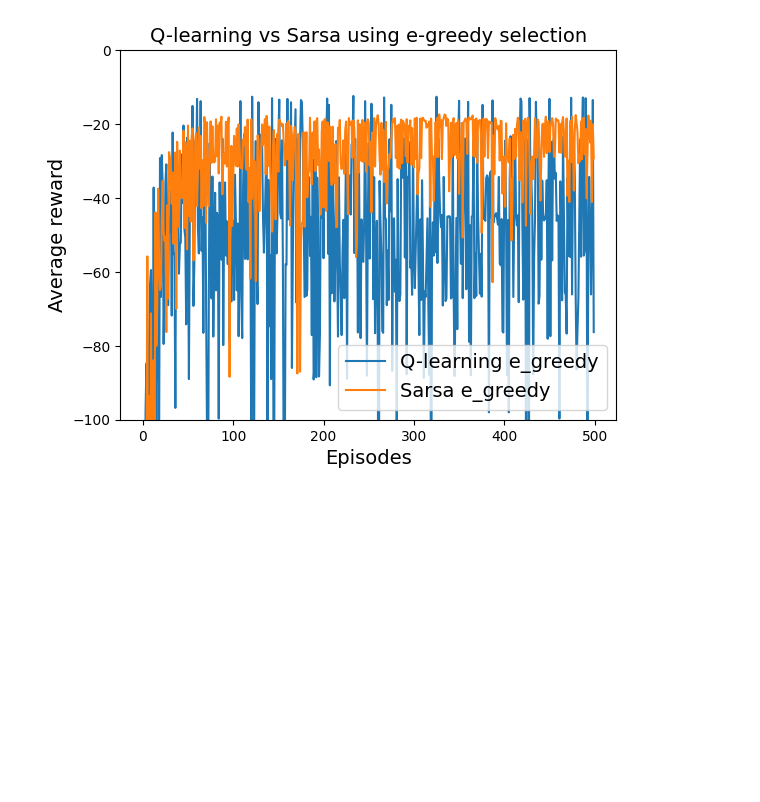
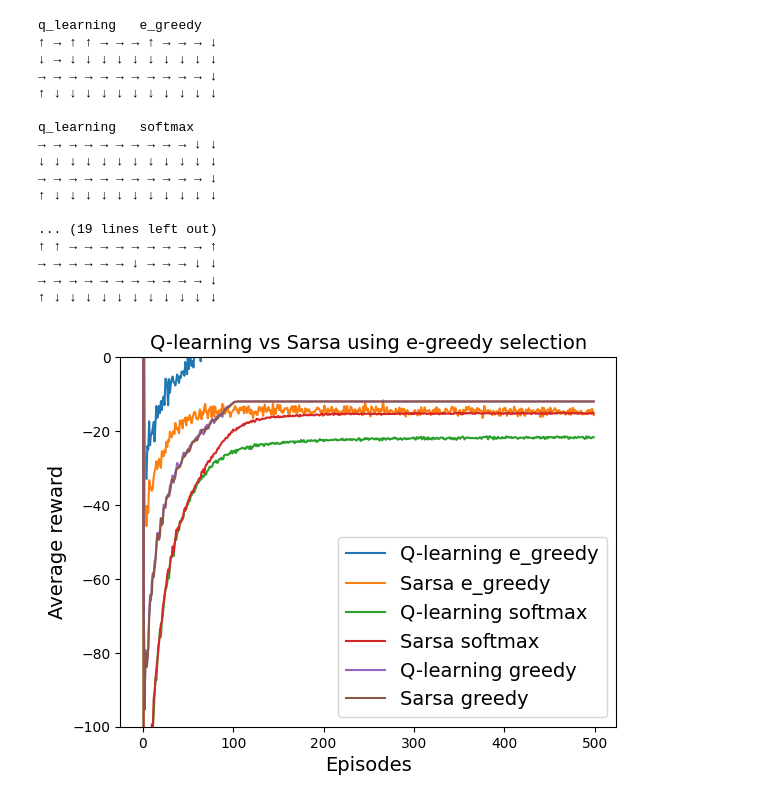
Before and after one commit to Bart-Aaldering/CoMoFinalAssignment, a Jupyter notebook: notebook.ipynb, the cells around one changed output. Saved outputs shown, nothing was run; the diff lists cells and outputs as text; code cells hidden in the pictures; blank space fills up the shorter version.

```diff
--- a/notebook.ipynb
+++ b/notebook.ipynb
@@ -84,7 +84,7 @@ class Game:
                 self.player["x"] += 1
 
         if self.isPlayerOnTrap():
-            self.score -= 100
+            self.score -= -100
             # self.finished = True
             self.player["y"] = self.start_position["y"]
             self.player["x"] = self.start_position["x"]
@@ -113,8 +113,8 @@ def softmax(x):
     return e_x / e_x.sum(axis=0)
 
 
-class algorithm:
-    def __init__(self, map_name, discount_factor=1, learning_rate=0.5, explore_rate=0.1):
+class Algorithm:
+    def __init__(self, map_name, discount_factor=1, learning_rate=0.3, explore_rate=0.1):
 
         self.discount_factor = discount_factor
         self.learning_rate = learning_rate
@@ -201,6 +201,8 @@ class algorithm:
 
             # Return the q matrix
             return self.q, scores
+        raise ValueError("Algorithm not found")
+
 
     def reset(self):
         """Reset the game"""
@@ -240,9 +242,9 @@ class algorithm:
 
 def compare_performance():
     map = "./map.txt"
-    runs = 10
+    runs = 50
     episodes = 500
-    selection_methods = ["e_greedy", "softmax", "greedy"][:1]
+    selection_methods = ["e_greedy", "softmax", "greedy"]
 
     for selection_method in selection_methods:
 
@@ -253,8 +255,8 @@ def compare_performance():
         # Run the algorithms 'runs' times to even out the randomness
         for _ in range(runs):
             # Initialize the algorithms
-            q_learning_algo = algorithm(map)
-            sarsa_algo = algorithm(map)
+            q_learning_algo = Algorithm(map)
+            sarsa_algo = Algorithm(map)
 
             # Run the algorithms
             q, scores_q_learning = q_learning_algo("q_learning", selection_method=selection_method, episodes=episodes)
@@ -276,33 +278,50 @@ def compare_performance():
     plt.xlabel("Episodes", fontsize=14)
     plt.ylabel("Average reward", fontsize=14)
 
 
 def compare_policy():
     """
     Compares the policies of the algorithms by printing calculating the q table by running the algorithm
     and then for each state printing the action with the highest q value.
     """
     map = "./map.txt"
     arrows = ["↓", "←", "→", "↑"]
     episodes = 500
     algorithms = ["q_learning", "sarsa"]
 
     for algo_name in algorithms:
 
         selection_methods = ["e_greedy", "softmax", "greedy"]
 
         for selection_method in selection_methods:
 
-            algo = algorithm(map)
+            algo = Algorithm(map)
             q, scores = algo(algo_name, selection_method, episodes)
             print()
             print(algo_name, " ", selection_method)
             for i in range(algo.game.height):
                 for j in range(algo.game.width):
                     print(arrows[np.argmax(q[i*algo.width + j])], end=" ")
                 print()
 
 compare_performance()
-# compare_policy()
+compare_policy()
 # %% [output]
+q_learning   e_greedy
+↑ → ↑ ↑ → → → ↑ → → → ↓
+↓ → ↓ ↓ ↓ ↓ ↓ ↓ ↓ ↓ ↓ ↓
+→ → → → → → → → → → → ↓
+↑ ↓ ↓ ↓ ↓ ↓ ↓ ↓ ↓ ↓ ↓ ↓
+
+q_learning   softmax
+→ → → → → → → → → → ↓ ↓
+↓ ↓ ↓ ↓ ↓ ↓ ↓ ↓ ↓ ↓ ↓ ↓
+→ → → → → → → → → → → ↓
+↑ ↓ ↓ ↓ ↓ ↓ ↓ ↓ ↓ ↓ ↓ ↓
+
+... (19 lines left out)
+↑ ↑ → → → → → → → → → ↑
+→ → → → → → ↓ → → → ↓ ↓
+→ → → → → → → → → → → ↓
+↑ ↓ ↓ ↓ ↓ ↓ ↓ ↓ ↓ ↓ ↓ ↓
-[figure, old version]
+[figure, new version]
```
Also changed, not shown: 1 other file.
